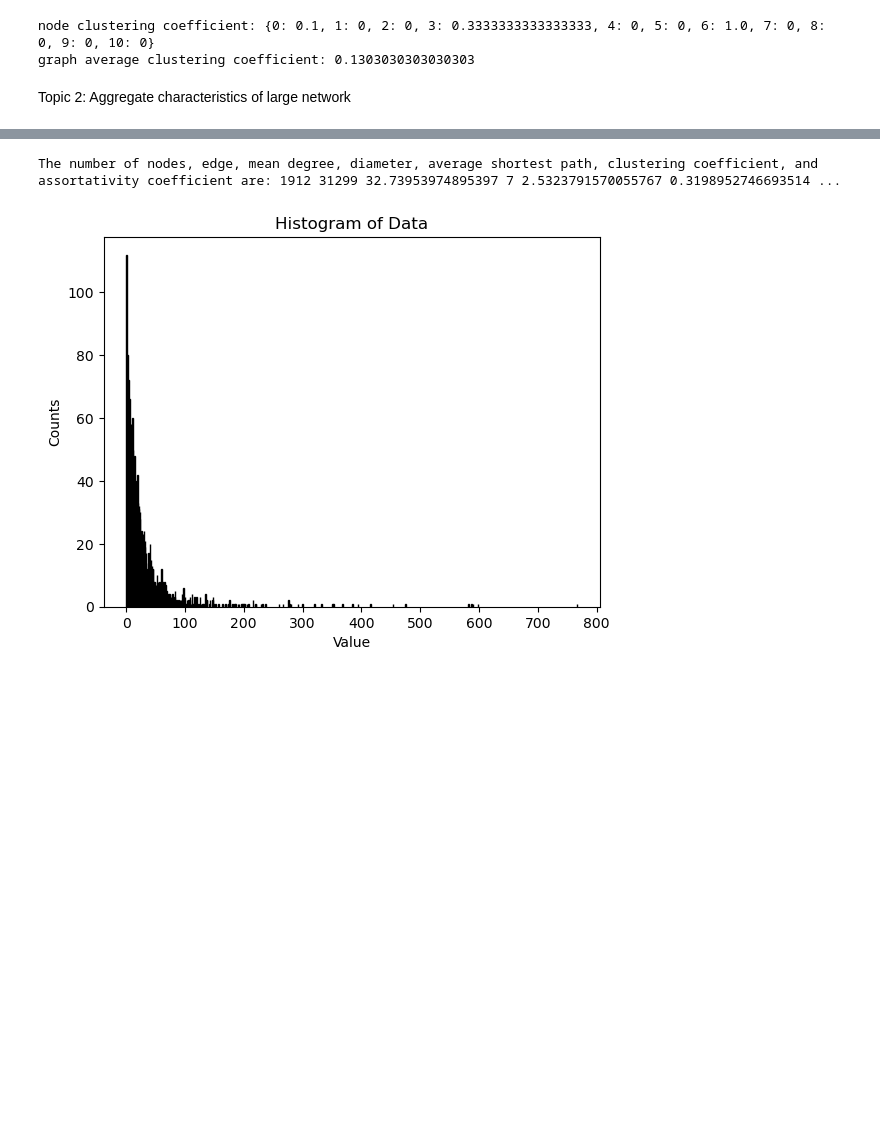
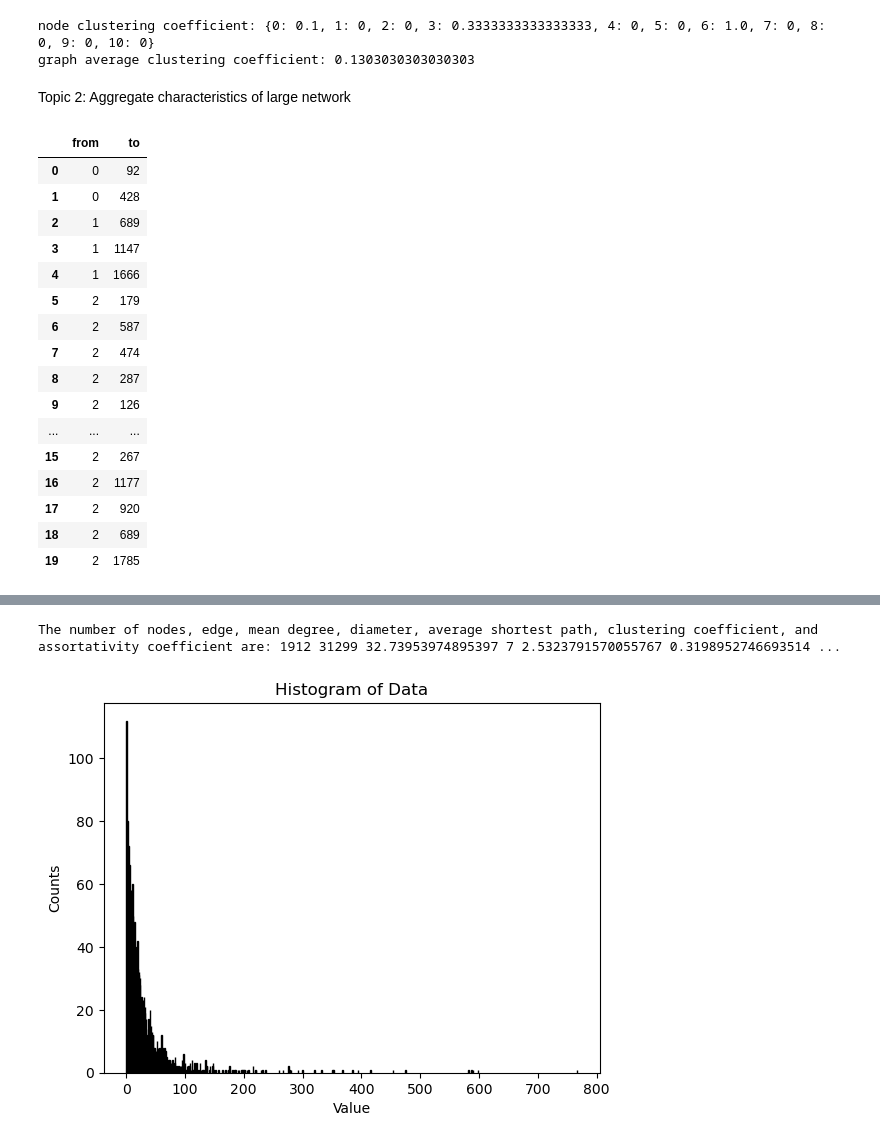
Before and after one commit to XudongF/CIE500_XF, a Jupyter notebook: week5/aggregate_characteristics.ipynb, the cells around one changed output, grey strips where cells are left out. Cells and saved outputs as stored; diff of their text form; code cells hidden in the pictures; blank space fills up the shorter version.

```diff
--- a/week5/aggregate_characteristics.ipynb
+++ b/week5/aggregate_characteristics.ipynb
@@ -71,7 +71,26 @@ Topic 2: Aggregate characteristics of large network
 # %%
 edge_list = pd.read_csv('PTBR/musae_PTBR_edges.csv')
 G = nx.from_pandas_edgelist(edge_list, source='from', target='to')
 pos = nx.spring_layout(G)
+edge_list.head(20)
+# %% [output]
+|  | from | to |
+| 0 | 0 | 92 |
+| 1 | 0 | 428 |
+| 2 | 1 | 689 |
+| 3 | 1 | 1147 |
+| 4 | 1 | 1666 |
+| 5 | 2 | 179 |
+| 6 | 2 | 587 |
+| 7 | 2 | 474 |
+| 8 | 2 | 287 |
+| 9 | 2 | 126 |
+| ... | ... | ... |
+| 15 | 2 | 267 |
+| 16 | 2 | 1177 |
+| 17 | 2 | 920 |
+| 18 | 2 | 689 |
+| 19 | 2 | 1785 |
 # %%
 fig, ax = plt.subplots(figsize=(8, 8))
 nx.draw_networkx(
```
Also changed, not shown: parts of 1 cell of this notebook, 6 other files.
